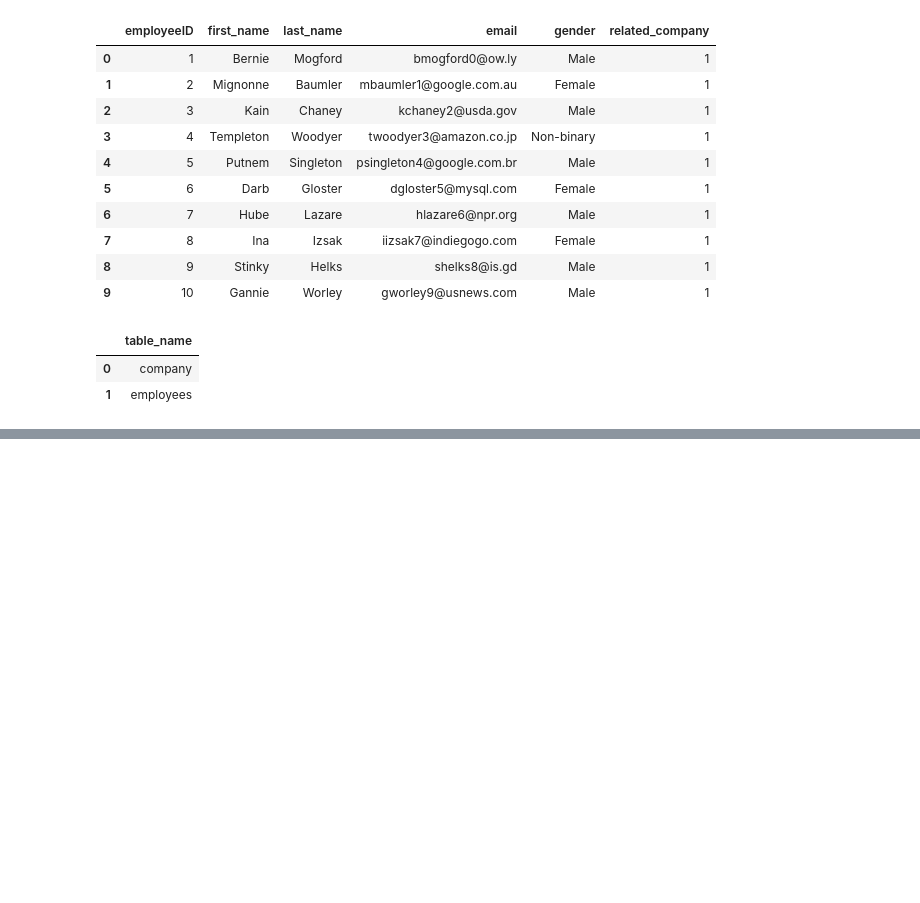
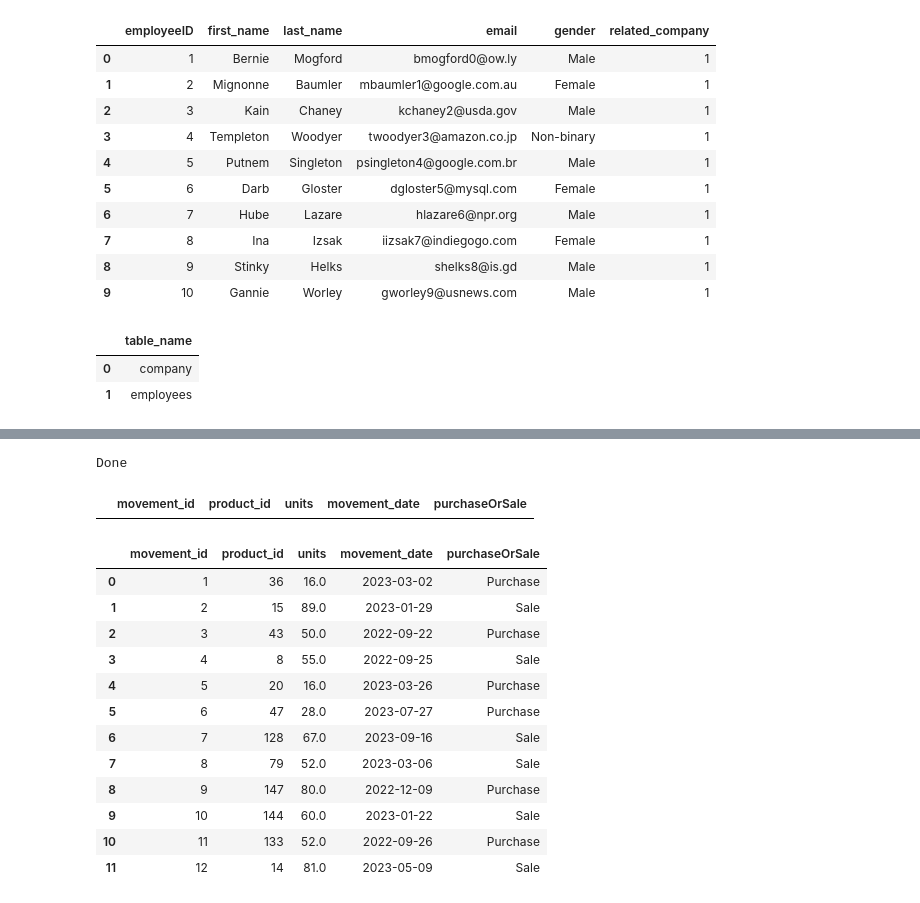
Before and after one commit to georgeolivares/DatasetSQLs, a Jupyter notebook: JupyterSQLNotebook.ipynb, the cells around one changed output, grey strips where cells are left out. Saved outputs shown, nothing was run; the diff lists cells and outputs as text; code cells hidden in the pictures; blank space fills up the shorter version.

```diff
--- a/JupyterSQLNotebook.ipynb
+++ b/JupyterSQLNotebook.ipynb
@@ -130,0 +195,8 @@ pdsql("SELECT table_name FROM INFORMATION_SCHEMA.TABLES")
+# %%
+sql("CREATE TABLE inventory_movements(movement_id INT, product_id INT, units FLOAT, movement_date DATETIME, purchaseOrSale VARCHAR(50))")
+# %% [output]
+Done
+# %%
+pdsql("SELECT * FROM inventory_movements")
+# %% [output]
+|  | movement_id | product_id | units | movement_date | purchaseOrSale |
@@ -131,3 +214,19 @@ pdsql("SELECT table_name FROM INFORMATION_SCHEMA.TABLES")
+# %%
+pdsql("SELECT TOP 12 * FROM inventory_movements")
+# %% [output]
+|  | movement_id | product_id | units | movement_date | purchaseOrSale |
+| 0 | 1 | 36 | 16.0 | 2023-03-02 | Purchase |
+| 1 | 2 | 15 | 89.0 | 2023-01-29 | Sale |
+| 2 | 3 | 43 | 50.0 | 2022-09-22 | Purchase |
+| 3 | 4 | 8 | 55.0 | 2022-09-25 | Sale |
+| 4 | 5 | 20 | 16.0 | 2023-03-26 | Purchase |
+| 5 | 6 | 47 | 28.0 | 2023-07-27 | Purchase |
+| 6 | 7 | 128 | 67.0 | 2023-09-16 | Sale |
+| 7 | 8 | 79 | 52.0 | 2023-03-06 | Sale |
+| 8 | 9 | 147 | 80.0 | 2022-12-09 | Purchase |
+| 9 | 10 | 144 | 60.0 | 2023-01-22 | Sale |
+| 10 | 11 | 133 | 52.0 | 2022-09-26 | Purchase |
+| 11 | 12 | 14 | 81.0 | 2023-05-09 | Sale |
 # %%
 #Delete database
 #sql("USE master; ALTER DATABASE businessERP SET SINGLE_USER WITH ROLLBACK IMMEDIATE; DROP DATABASE businessERP;")
```
Also changed, not shown: parts of 11 cells of this notebook, 1 other file.
